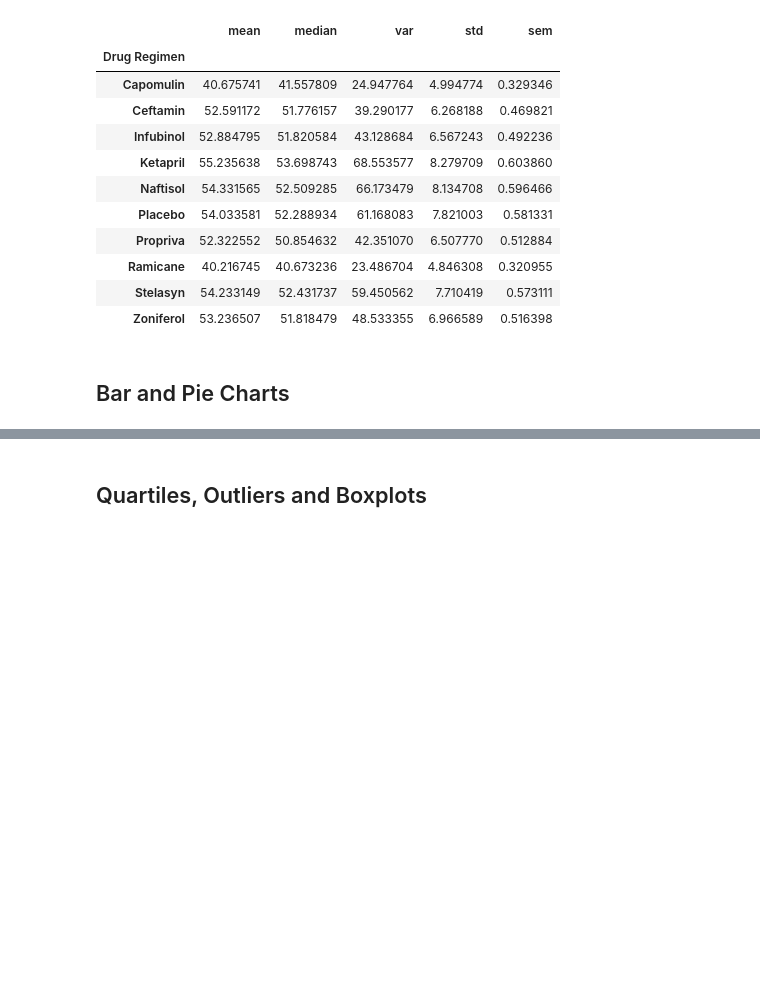
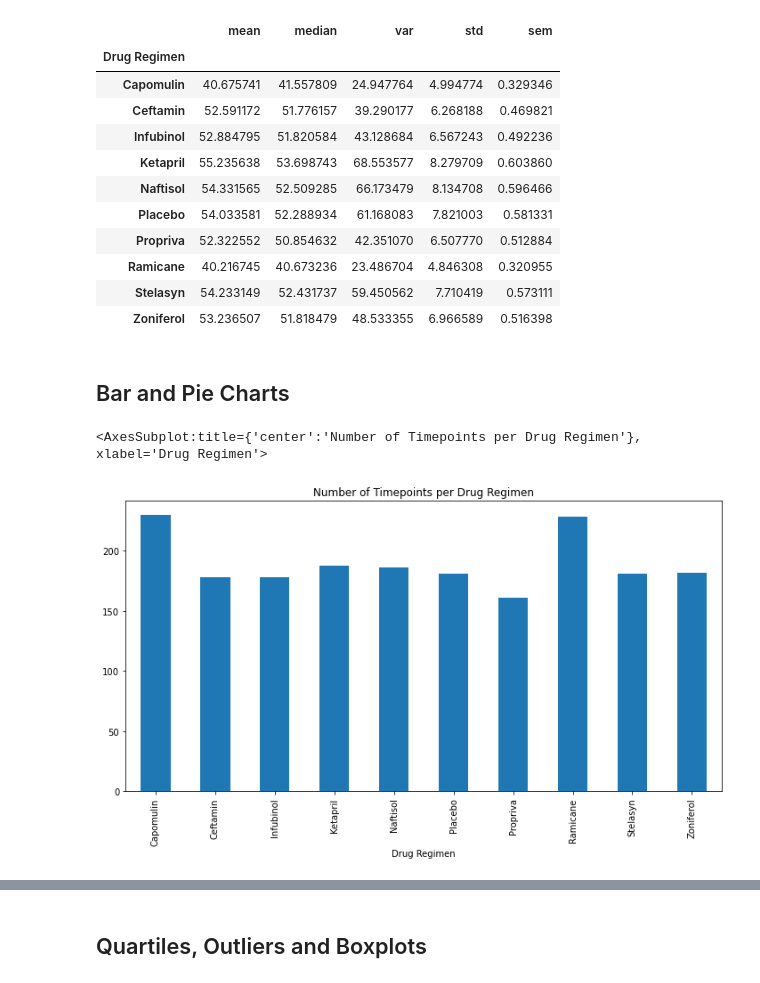
Before and after one commit to G6-2Flyy/Data_Sci_2022, a Jupyter notebook: 05-Matplotlib/Submission/pymaceuticals_Bell.ipynb, the cells around one changed output, grey strips where cells are left out. Saved outputs shown, nothing was run; the diff lists cells and outputs as text; code cells hidden in the pictures; blank space fills up the shorter version.

```diff
--- a/05-Matplotlib/Submission/pymaceuticals_Bell.ipynb
+++ b/05-Matplotlib/Submission/pymaceuticals_Bell.ipynb
@@ -246 +248,7 @@ df1.groupby('Drug Regimen')['Tumor Volume (mm3)'].agg(["mean", "median", "var",
+# %%
+fig = plt.figure(figsize=(12,6))
+df1.groupby('Drug Regimen')['Timepoint'].size().plot(kind='bar', title='Number of Timepoints per Drug Regimen')
+# %% [output]
+<AxesSubplot:title={'center':'Number of Timepoints per Drug Regimen'}, xlabel='Drug Regimen'>
+[figure, added]
 # %%
```
Also changed, not shown: parts of 23 cells of this notebook.
